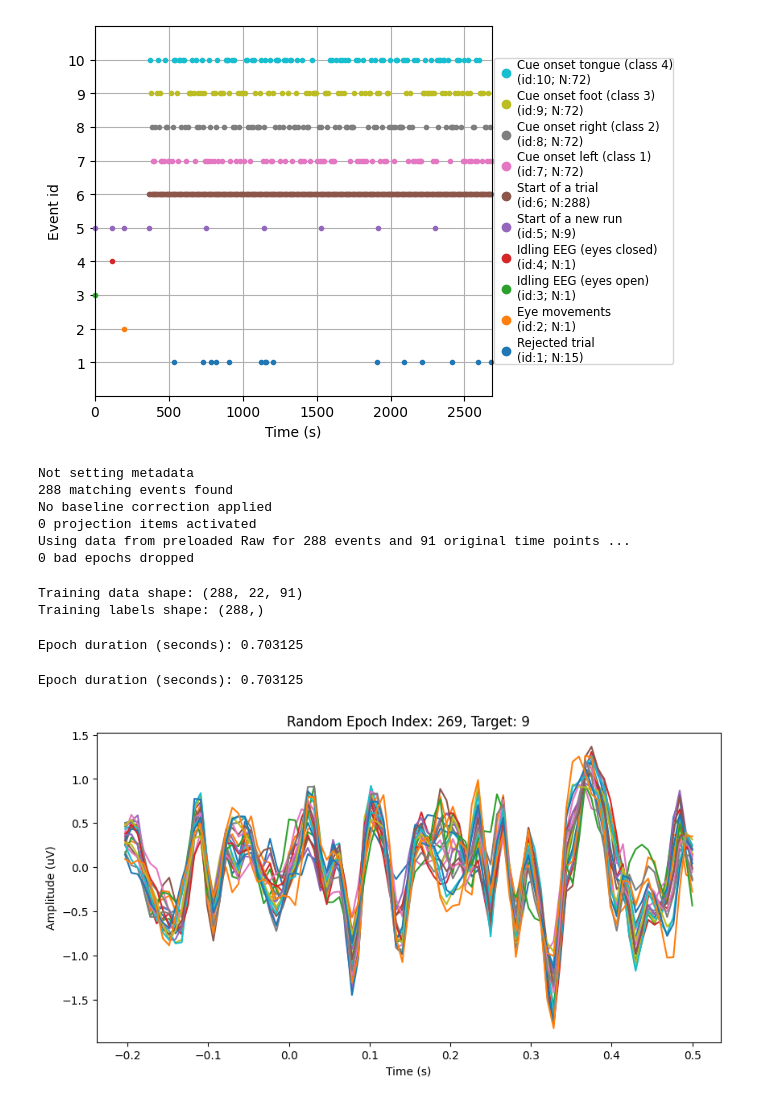
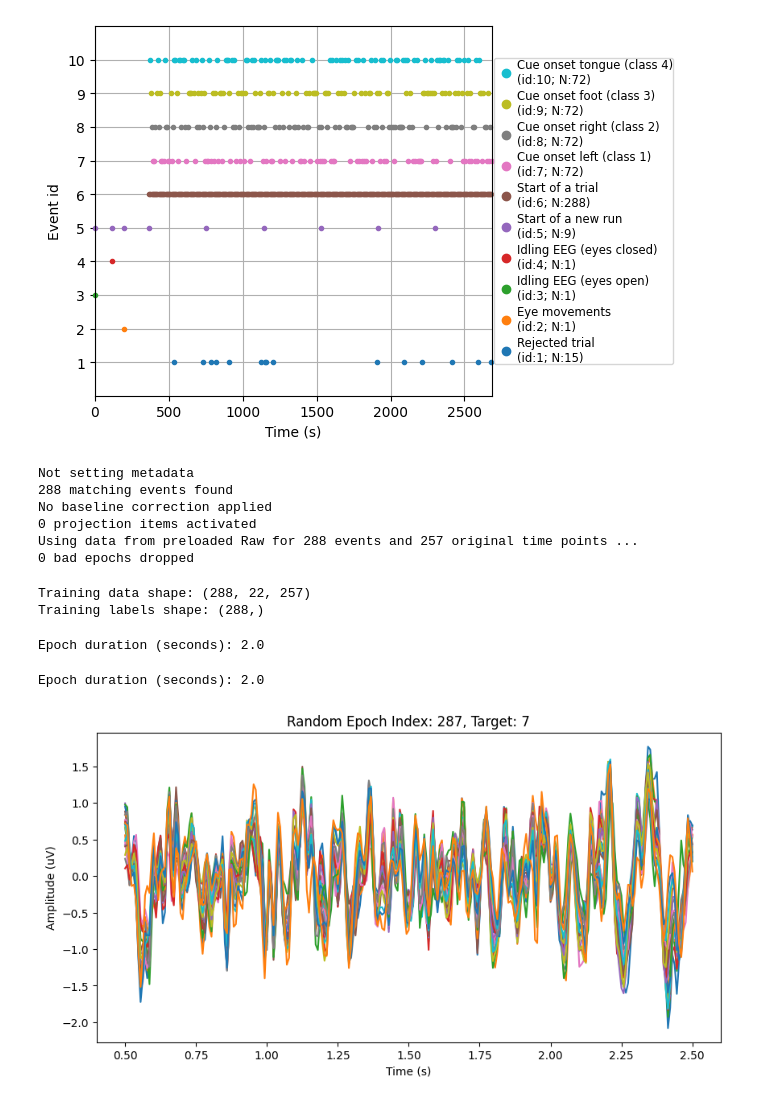
Before and after one commit to PraKesEy/EEGNetReplication, a Jupyter notebook: notebooks/02_preprocessing_pipeline.ipynb, the cells around one changed output. Drawn from its saved outputs; the diff is of its cells as text; code cells hidden in the pictures.

Commit message:
Changing the window length

```diff
--- a/notebooks/02_preprocessing_pipeline.ipynb
+++ b/notebooks/02_preprocessing_pipeline.ipynb
@@ -290,17 +290,17 @@ Used Annotations descriptions: [np.str_('1023'), np.str_('1072'), np.str_('276')
 [figure]
 [figure]
 # %%
-# Break the data into trials using cue onset markers
+# Break the data into trial windows (0.5-2.5 seconds cue onset) using cue onset markers
 epocsT_std = mne.Epochs(rawA01T_std, eventsT, event_id={'Cue onset left (class 1)': 7,
                                                         'Cue onset right (class 2)': 8,
                                                         'Cue onset foot (class 3)': 9,
-                                                        'Cue onset tongue (class 4)': 10}, baseline=None, preload=True)
+                                                        'Cue onset tongue (class 4)': 10}, tmin=0.5, tmax=2.5, baseline=None, preload=True)
 # %% [output]
 Not setting metadata
 288 matching events found
 No baseline correction applied
 0 projection items activated
-Using data from preloaded Raw for 288 events and 91 original time points ...
+Using data from preloaded Raw for 288 events and 257 original time points ...
 0 bad epochs dropped
 # %%
 # Convert epochs to numpy arrays for model input
@@ -309,28 +309,28 @@ y_train = epocsT_std.events[:, -1]  # Extract labels from events
 print("Training data shape:", X_train.shape)
 print("Training labels shape:", y_train.shape)
 # %% [output]
-Training data shape: (288, 22, 91)
+Training data shape: (288, 22, 257)
 Training labels shape: (288,)
 # %%
 # Check how long each epoch is in seconds
 epoch_duration = epocsT_std.times[-1] - epocsT_std.times[0]
 print("Epoch duration (seconds):", epoch_duration)
 # %% [output]
-Epoch duration (seconds): 0.703125
+Epoch duration (seconds): 2.0
 # %%
 # Plot epoch vs target for a random epochs
 epoch_duration = epocsT_std.times[-1] - epocsT_std.times[0]
 print("Epoch duration (seconds):", epoch_duration)
 import random
 import matplotlib.pyplot as plt
 n_epochs = X_train.shape[0]
-random_epoch_idx = random.randint(0, n_epochs - 1)
+epoch_idx = 287 #random.randint(0, n_epochs - 1)
 plt.figure(figsize=(10, 5))
-plt.plot(epocsT_std.times, X_train[random_epoch_idx].T)
-plt.title(f'Random Epoch Index: {random_epoch_idx}, Target: {y_train[random_epoch_idx]}')
+plt.plot(epocsT_std.times, X_train[epoch_idx].T)
+plt.title(f'Random Epoch Index: {epoch_idx}, Target: {y_train[epoch_idx]}')
 plt.xlabel('Time (s)')
 plt.ylabel('Amplitude (uV)')
 plt.show()
 # %% [output]
-Epoch duration (seconds): 0.703125
+Epoch duration (seconds): 2.0
-[figure, old version]
+[figure, new version]
```
Also changed, not shown: parts of 5 cells of this notebook.
